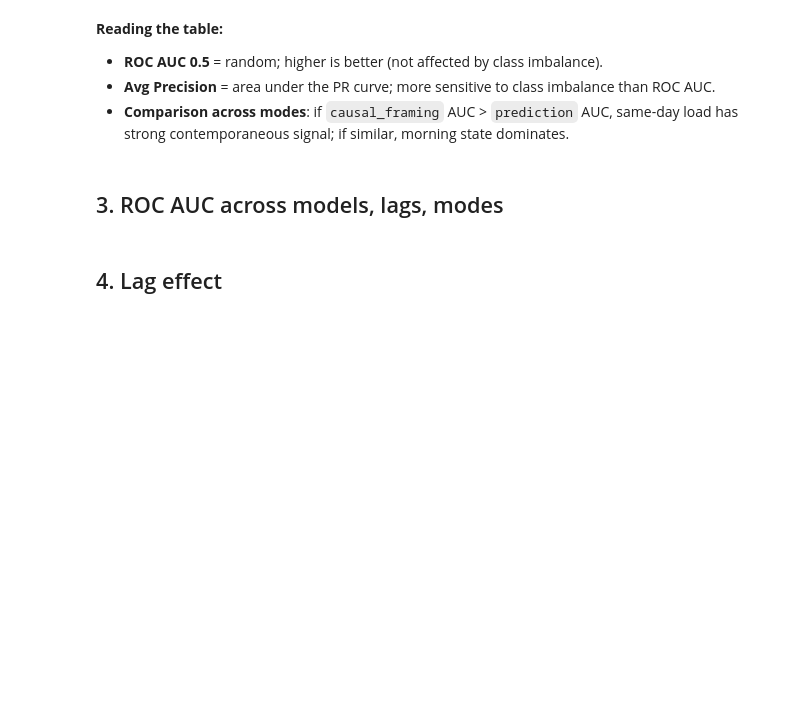
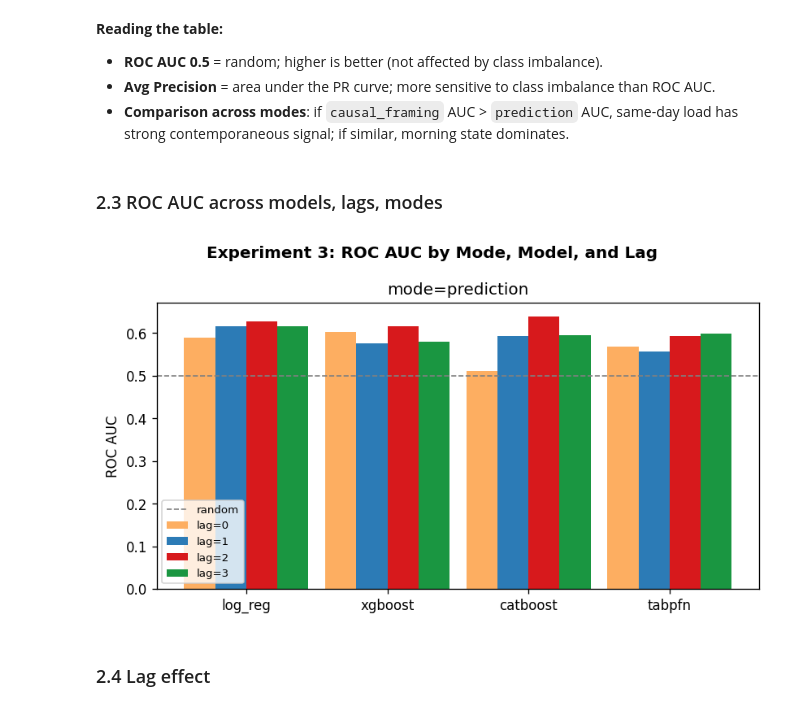
Before and after one commit to andreasgoethals/Readiness-To-Train, a Jupyter notebook: notebooks/2.3. Experiment3.ipynb, the cells around one changed output. Drawn from its saved outputs; the diff is of its cells as text; code cells hidden in the pictures; blank space fills up the shorter version.

```diff
--- a/notebooks/2.3. Experiment3.ipynb
+++ b/notebooks/2.3. Experiment3.ipynb
@@ -80,7 +73,7 @@ COVARIATES = [
 MODELS = ['log_reg', 'xgboost', 'catboost', 'tabpfn']
 
 # --- Modes to run ----------------------------------------------------
-MODES = ['prediction', 'causal_framing']
+MODES = ['prediction']
 
 # ============================================================
 print(f"Lags to compare:  {LAGS}")
@@ -170,34 +272,36 @@ print(comparison.to_string(index=False))
 - **Avg Precision** = area under the PR curve; more sensitive to class imbalance than ROC AUC.
 - **Comparison across modes**: if `causal_framing` AUC > `prediction` AUC, same-day load has strong contemporaneous signal; if similar, morning state dominates.
 # %% [markdown]
-## 3. ROC AUC across models, lags, modes
+### 2.3 ROC AUC across models, lags, modes
 # %%
-LAG_COLORS = {1: '#2c7bb6', 2: '#d7191c', 3: '#1a9641'}
+LAG_COLORS = {0: '#fdae61', 1: '#2c7bb6', 2: '#d7191c', 3: '#1a9641'}
 n_lags  = len(LAGS)
 n_modes = len(MODES)
 
 fig, axes = plt.subplots(1, n_modes, figsize=(7 * n_modes, 4), sharey=True)
 if n_modes == 1:
     axes = [axes]
 
 x = np.arange(len(MODELS))
 w = 0.22
 
 for ax, mode in zip(axes, MODES):
     for i, lag in enumerate(LAGS):
         offset = (i - (n_lags - 1) / 2) * w
         aucs = [all_results[mode][m][lag]['metrics']['roc_auc'] for m in MODELS]
         ax.bar(x + offset, aucs, w, label=f'lag={lag}', color=LAG_COLORS[lag])
     ax.axhline(0.5, color='grey', ls='--', lw=1, label='random')
     ax.set_xticks(x); ax.set_xticklabels(MODELS)
     ax.set_ylabel('ROC AUC'); ax.set_title(f'mode={mode}')
     ax.legend(fontsize=8)
 
 fig.suptitle('Experiment 3: ROC AUC by Mode, Model, and Lag', fontweight='bold')
 plt.tight_layout()
 plt.show()
+# %% [output]
+[figure, added]
 # %% [markdown]
-## 4. Lag effect
+### 2.4 Lag effect
 # %%
 fig, axes = plt.subplots(1, n_modes, figsize=(7 * n_modes, 4), sharey=True)
 if n_modes == 1:
```
Also changed, not shown: parts of 21 cells of this notebook, 17 other files.
